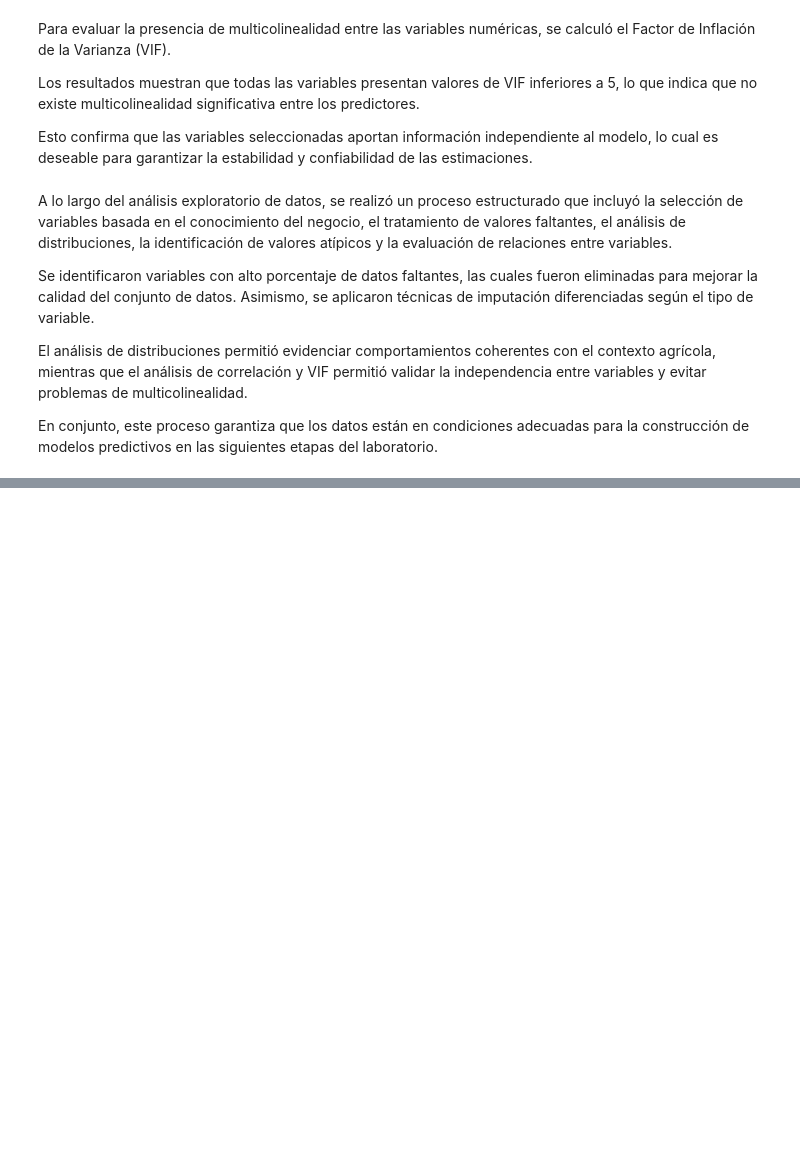
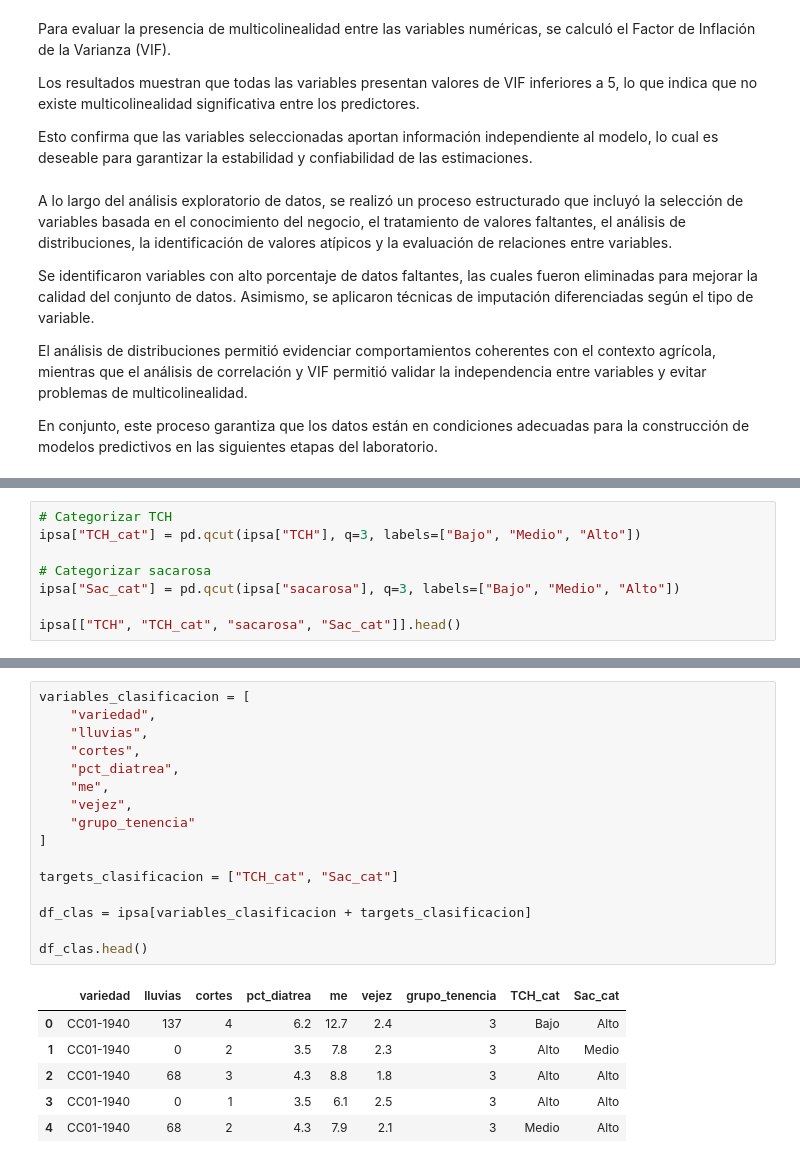
Before and after one commit to esuetorres/Lab-Industria-azucarera-APOIII, a Jupyter notebook: laboratorio_azucar/notebooks/02_eda_preprocesamiento.ipynb, the cells around one changed output, grey strips where cells are left out. Drawn from its saved outputs; the diff is of its cells as text; blank space fills up the shorter version.

```diff
--- a/laboratorio_azucar/notebooks/02_eda_preprocesamiento.ipynb
+++ b/laboratorio_azucar/notebooks/02_eda_preprocesamiento.ipynb
@@ -326,0 +349,8 @@ En conjunto, este proceso garantiza que los datos están en condiciones adecuada
+# %%
+# Categorizar TCH
+ipsa["TCH_cat"] = pd.qcut(ipsa["TCH"], q=3, labels=["Bajo", "Medio", "Alto"])
+
+# Categorizar sacarosa
+ipsa["Sac_cat"] = pd.qcut(ipsa["sacarosa"], q=3, labels=["Bajo", "Medio", "Alto"])
+
+ipsa[["TCH", "TCH_cat", "sacarosa", "Sac_cat"]].head()
@@ -326,0 +383,23 @@ En conjunto, este proceso garantiza que los datos están en condiciones adecuada
+# %%
+variables_clasificacion = [
+    "variedad",
+    "lluvias",
+    "cortes",
+    "pct_diatrea",
+    "me",
+    "vejez",
+    "grupo_tenencia"
+]
+
+targets_clasificacion = ["TCH_cat", "Sac_cat"]
+
+df_clas = ipsa[variables_clasificacion + targets_clasificacion]
+
+df_clas.head()
+# %% [output]
+|  | variedad | lluvias | cortes | pct_diatrea | me | vejez | grupo_tenencia | TCH_cat | Sac_cat |
+| 0 | CC01-1940 | 137 | 4 | 6.2 | 12.7 | 2.4 | 3 | Bajo | Alto |
+| 1 | CC01-1940 | 0 | 2 | 3.5 | 7.8 | 2.3 | 3 | Alto | Medio |
+| 2 | CC01-1940 | 68 | 3 | 4.3 | 8.8 | 1.8 | 3 | Alto | Alto |
+| 3 | CC01-1940 | 0 | 1 | 3.5 | 6.1 | 2.5 | 3 | Alto | Alto |
+| 4 | CC01-1940 | 68 | 2 | 4.3 | 7.9 | 2.1 | 3 | Medio | Alto |
```
Also changed, not shown: parts of 10 cells of this notebook.
